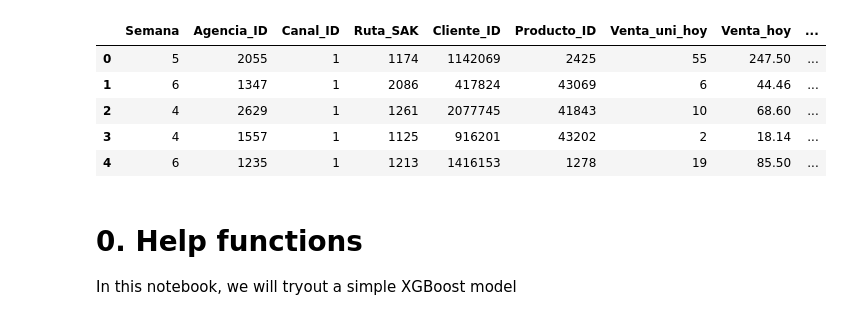
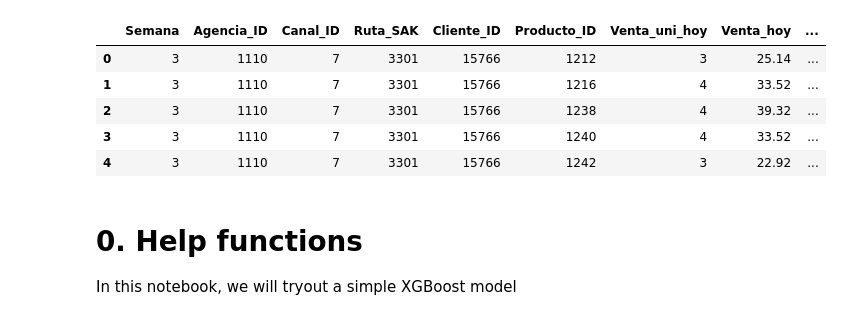
Before and after one commit to kvanlombeek/kaggle_bimbo, a Jupyter notebook: 3 Basic features + XGboost.ipynb, the cells around one changed output. Cells and saved outputs as stored; diff of their text form; code cells hidden in the pictures.

Commit message:
data preprocessing

```diff
--- a/3 Basic features + XGboost.ipynb
+++ b/3 Basic features + XGboost.ipynb
@@ -23,0 +6,8 @@ test_pivot = pd.merge(test, train_pivot, how = 'left',
+# %%
+cliente_tabla = pd.read_csv('../data/cliente_tabla.csv')
+producto_tabla = pd.read_csv('../data/producto_tabla.csv')
+test = pd.read_csv('../data/test.csv')
+train = pd.read_csv('../data/train.csv')
+town_state = pd.read_csv('../data/town_state.csv')
+client_info = pd.read_csv('../data/Derived/client_info.csv')
+pivot_test_train = pd.read_csv('../data/Derived/pivot_test_train.csv')
@@ -24,13 +26,15 @@ test_pivot = pd.merge(test, train_pivot, how = 'left',
 # %%
-train = pd.merge(train, town_state, left_on = 'Agencia_ID', right_on='Agencia_ID', how='left' )
+train = pd.merge(train,
+            client_info[['MC_Ruta', 'MC_Agencia', 'Cliente_ID', 'N_rutas', 'N_Agencias', 'Town']], how = 'left',
+         left_on='Cliente_ID', right_on='Cliente_ID' )
 train.head()
 # %% [output]
 |  | Semana | Agencia_ID | Canal_ID | Ruta_SAK | Cliente_ID | Producto_ID | Venta_uni_hoy | Venta_hoy | ... |
-| 0 | 5 | 2055 | 1 | 1174 | 1142069 | 2425 | 55 | 247.50 | ... |
-| 1 | 6 | 1347 | 1 | 2086 | 417824 | 43069 | 6 | 44.46 | ... |
-| 2 | 4 | 2629 | 1 | 1261 | 2077745 | 41843 | 10 | 68.60 | ... |
-| 3 | 4 | 1557 | 1 | 1125 | 916201 | 43202 | 2 | 18.14 | ... |
-| 4 | 6 | 1235 | 1 | 1213 | 1416153 | 1278 | 19 | 85.50 | ... |
+| 0 | 3 | 1110 | 7 | 3301 | 15766 | 1212 | 3 | 25.14 | ... |
+| 1 | 3 | 1110 | 7 | 3301 | 15766 | 1216 | 4 | 33.52 | ... |
+| 2 | 3 | 1110 | 7 | 3301 | 15766 | 1238 | 4 | 39.32 | ... |
+| 3 | 3 | 1110 | 7 | 3301 | 15766 | 1240 | 4 | 33.52 | ... |
+| 4 | 3 | 1110 | 7 | 3301 | 15766 | 1242 | 3 | 22.92 | ... |
 # %% [markdown]
 # 0. Help functions
 
```
Also changed, not shown: parts of 9 cells of this notebook, 3 other files.
